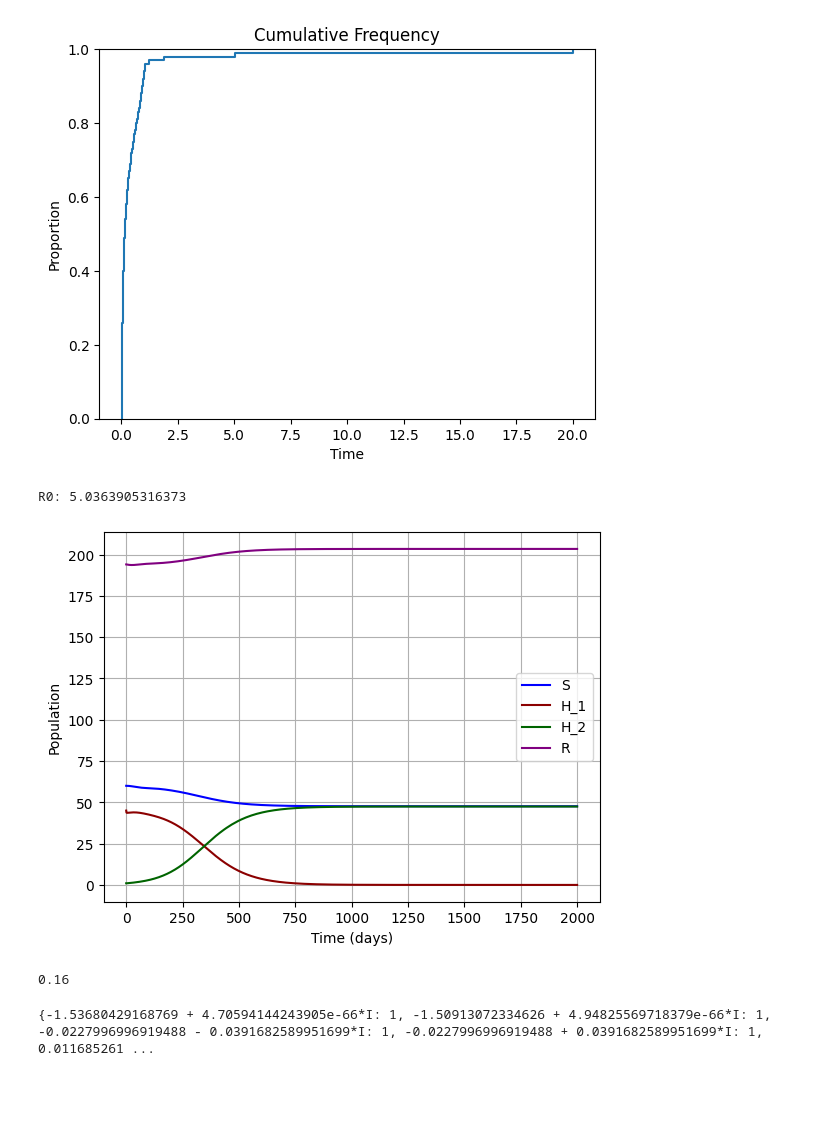
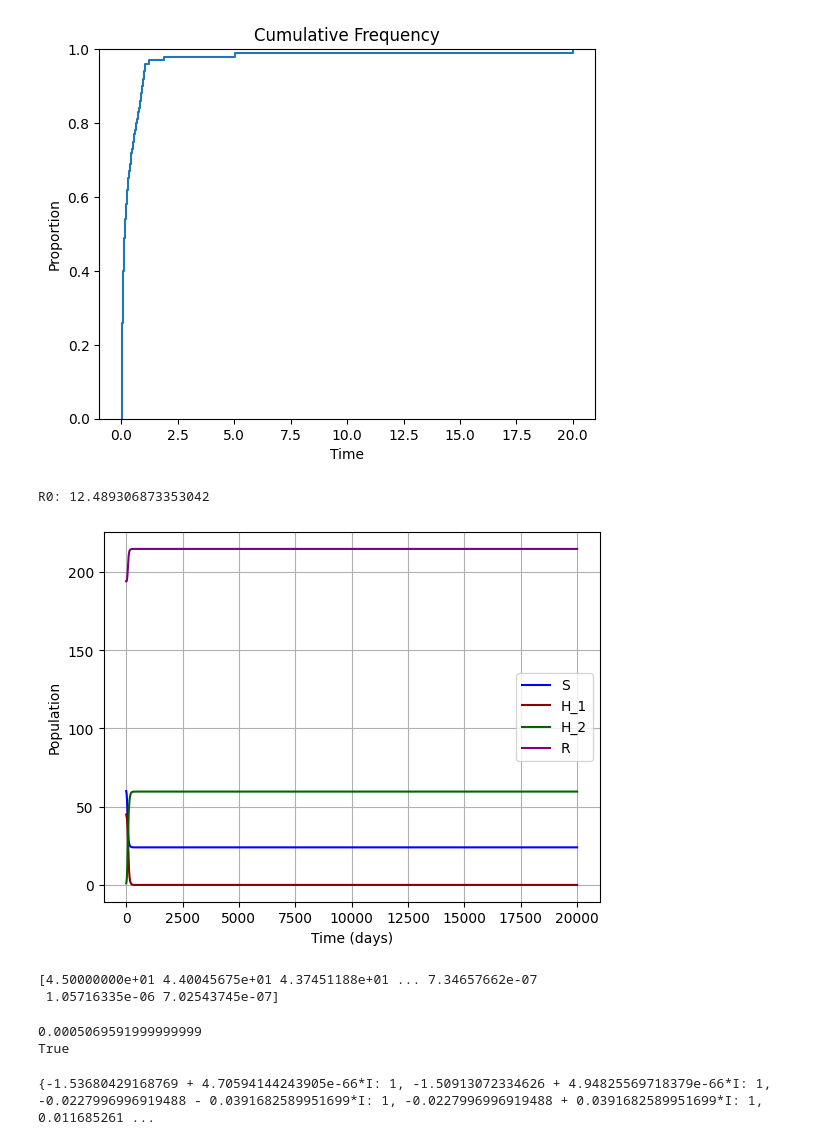
Before and after one commit to mcouture695/gt-quorumsensing-26, a Jupyter notebook: two-strain-slhr.ipynb, the cells around one changed output. Saved outputs shown, nothing was run; the diff lists cells and outputs as text; code cells hidden in the pictures; blank space fills up the shorter version.

```diff
--- a/two-strain-slhr.ipynb
+++ b/two-strain-slhr.ipynb
@@ -11,7 +11,7 @@ Lambda = .01
 mu = 0.0000333333 #1/lifespan of person
 #infection rates
 beta_1 = 0.24/(Lambda/mu)
-beta_2 = 0.24/(Lambda/mu)
+beta_2 = 1/(Lambda/mu)
 print(beta_1)
 #eta_1 = 0
 #eta_2 = 0
@@ -28,7 +28,7 @@ w_2 = beta_2*(alpha_2/(alpha_1 + alpha_2))
 
 #recovery rates
 gamma_1 = (1/21)
-gamma_2 = (1/21)
+gamma_2 = (1/210)
 
 
 # we have removed the L_12 compartment, and instead have people who move directly from L_1 or L_2 to H_1 or H_2
@@ -137,31 +137,33 @@ R0 = np.max(eigs)
 
 print("R0:", R0)
 # %% [output]
-R0: 5.0363905316373
+R0: 12.489306873353042
 # %%
 #set up compartmental model
 Lambda = .01
 mu = 0.0000333333 #1/lifespan of person
 #infection rates
 beta_1 = 0.24/(Lambda/mu)
-beta_2 = 0.3/(Lambda/mu)
+beta_2 = 0.5/(Lambda/mu)
 #eta_1 = 0
 #eta_2 = 0
+C_1 = 1/beta_1
+C_2 = 1/beta_2
 
 #progression rates
-alpha_1 = 1.46
+alpha_1 = 2
 alpha_2 = 1.46
 #alpha = 1
 
 #competition: w = weight, relative competitive advantage of both strains + probability of being infected with the other
 c_1 = 0.5
 c_2 = 1-c_1
-w_1 = beta_1*c_1 #(alpha_1/(alpha_1 + alpha_2))
-w_2 = beta_2*c_2 #(alpha_2/(alpha_1 + alpha_2))
+w_1 = 0 #beta_1*c_1 #(alpha_1/(alpha_1 + alpha_2))
+w_2 = 0 #beta_2*c_2 #(alpha_2/(alpha_1 + alpha_2))
 
 #recovery rates
 gamma_1 = 1/21
-gamma_2 = 1/21
+gamma_2 = 1/25
 
 iota = 1/90
 
@@ -179,54 +181,63 @@ iota = 1/90
 def model(t, state):
     S, L_1, L_2, H_1, H_2, R = state
     dSdt = - beta_1*S*H_1 - beta_2*S*H_2 + iota*R
+    #dSdt = - beta_1*S/(1+C_1*(H_1**2)) - beta_2*S/(1+C_2*(H_2**2)) + iota*R
     dL_1dt = beta_1*S*H_1 - w_2*L_1*H_2 - alpha_1*L_1
+    #dL_1dt = beta_1*S/(1+C_1*(H_1**2)) - w_2*L_1*H_2 - alpha_1*L_1
     dL_2dt = beta_2*S*H_2 - w_1*L_2*H_1 - alpha_2*L_2
+    #dL_2dt = beta_2*S/(1+C_2*(H_2**2)) - w_1*L_2*H_1 - alpha_2*L_2
     dH_1dt = alpha_1*L_1 + w_1*L_2*H_1 - gamma_1*H_1 #NOTE respective alpha added to L_12 coeff. to let c be a proportionality constant
     dH_2dt = alpha_2*L_2 + w_2*L_1*H_2 - gamma_2*H_2 #NOTE respective alpha added to L_12 coeff. to let c be a proportionality constant
     dRdt = gamma_1*H_1 + gamma_2*H_2 - iota*R
     return [dSdt, dL_1dt, dL_2dt, dH_1dt, dH_2dt, dRdt]
 
-t_span = (0, 2000)
+t_span = (0, 20000)
 initial = (60, 0, 0, 45, 1, 194)
 
-t_evaluate = np.linspace(0, 2000, 2000)
+t_evaluate = np.linspace(0, 20000, 2000)
 
 sol = solve_ivp(fun = model, t_span = t_span, y0 = initial, method = 'RK45', t_eval = t_evaluate)
 
 
 plt.plot(sol.t, sol.y[0], label='S', color='blue')
 #plt.plot(sol.t, sol.y[1], label='L_1', color='red')
 #plt.plot(sol.t, sol.y[2], label='L_2', color='green')
 #plt.plot(sol.t, sol.y[3], label='L_12', color='orange')
 plt.plot(sol.t, sol.y[3], label='H_1', color='darkred')
 plt.plot(sol.t, sol.y[4], label='H_2', color='darkgreen')
 plt.plot(sol.t, sol.y[5], label='R', color='purple')
 plt.xlabel('Time (days)')
 plt.ylabel('Population')
 plt.legend()
 plt.grid(True)
 plt.show()
 
 # data = sol.y[2]
 # fig, ax = plt.subplots()
 
 # # Plot the exact cumulative curve
 # ax.ecdf(data, label="Cumulative Incidence")
 
 # ax.set_title("Cumulative Frequency")
 # ax.set_xlabel("Time")
 # ax.set_ylabel("Proportion")
 
 #print(sol.y[1])
-#print(sol.y[3])
+print(sol.y[3])
 # %% [output]
-[figure, old version]
+[figure, new version]
+[4.50000000e+01 4.40045675e+01 4.37451188e+01 ... 7.34657662e-07
+ 1.05716335e-06 7.02543745e-07]
 # %%
 #Calculating actual beta from effective beta values
 beta_1_real = beta_1*(alpha_1+alpha_2)/(2*alpha_1 + alpha_2)
 print(beta_1_real)
+
+check = (iota - mu)*beta_2 - iota*gamma_2 - (iota - mu)*beta_1 + iota*gamma_1
+print(check>0)
 # %% [output]
-0.16
+0.0005069591999999999
+True
 # %%
 S = symbols('S')
 L_1 = symbols('L_1')
```
Also changed, not shown: parts of 1 cell of this notebook.
